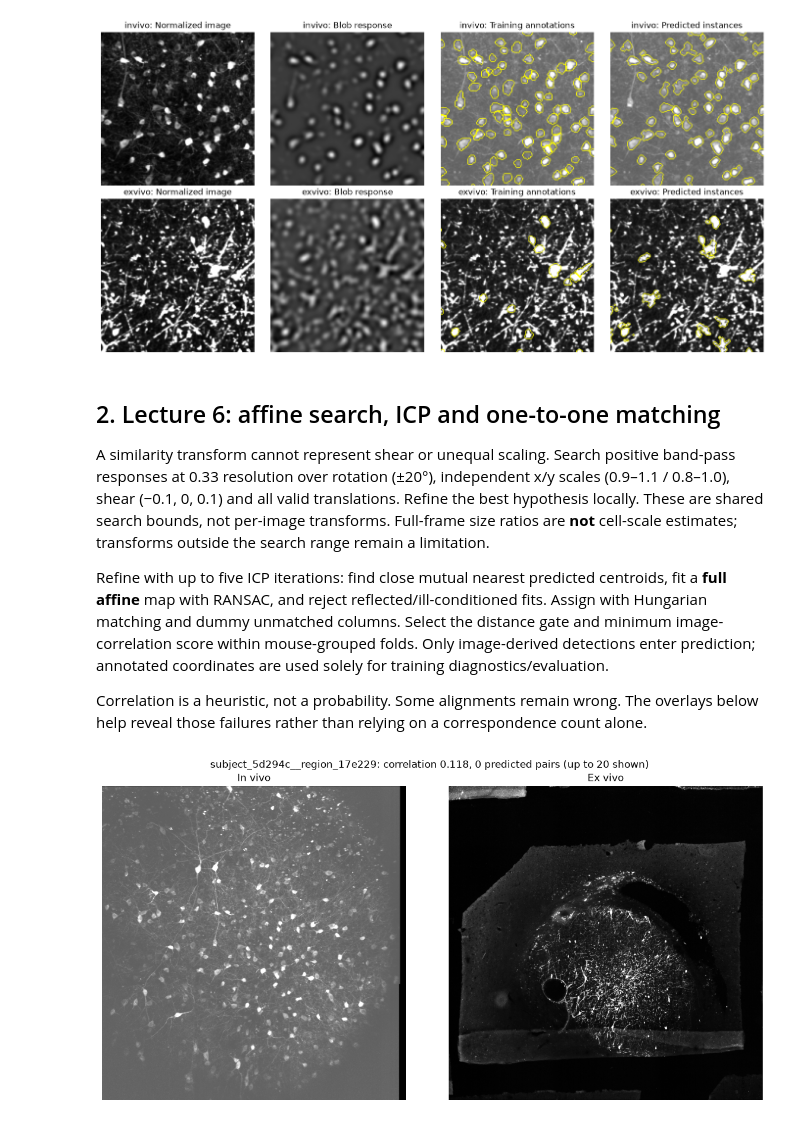
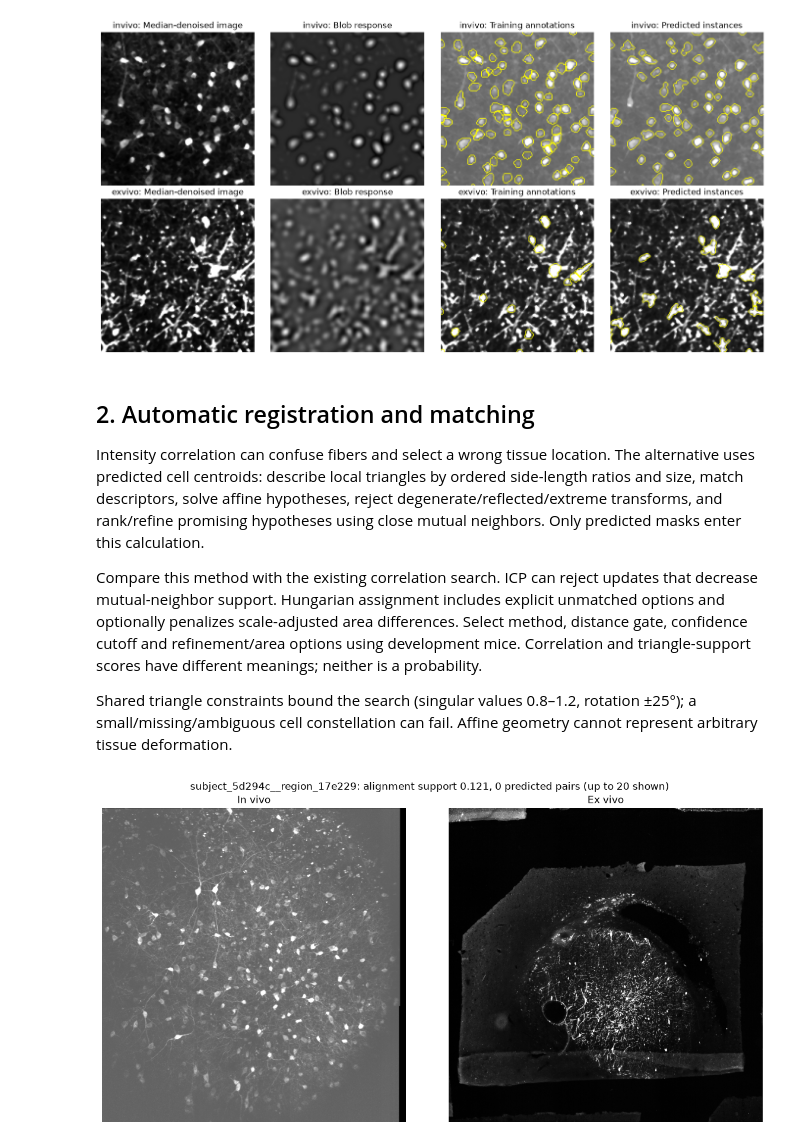
Before and after one commit to rohitfarfad/-CV-Cell-Matching-x-Segmentation, a Jupyter notebook: CellMatchingSegmentation.ipynb, the cells around one changed output. Drawn from its saved outputs; the diff is of its cells as text; code cells hidden in the pictures.

```diff
--- a/CellMatchingSegmentation.ipynb
+++ b/CellMatchingSegmentation.ipynb
@@ -32,17 +30,15 @@ import tifffile
 from scipy import ndimage as ndi
 from skimage.segmentation import mark_boundaries
 from matplotlib.patches import ConnectionPatch
-from cell_matching import (PARAMETERS, read_pair, normalize, predict_pair, decode_rle,
-                           centers, evaluate, summarize, write_submission, segment, register, match_cells)
+from cell_matching import (REFINED_PARAMETERS as PARAMETERS, read_pair, normalize, predict_pair,
+                           decode_rle, centers, evaluate, summarize, write_submission)
 
-root = Path("Data")
-out = Path("outputs/q5")
+root, out = Path("Data"), Path("outputs/q5/refinement")
 out.mkdir(parents=True, exist_ok=True)
 train = pd.read_csv(root / "training/train_ground_truth.csv", dtype=str)
 sample = pd.read_csv(root / "sample_submission.csv", dtype=str)
 assert list(train.columns) == list(sample.columns)
 assert train.sample_id.is_unique and sample.sample_id.is_unique
-held_out = train.sample_id.str.split("__").str[0] == "subject_db6b8b"
-print(f"{len(train)} training regions, 3 mouse groups, {len(sample)} test regions")
+print(f"{len(train)} training regions, 3 mice; {len(sample)} hidden-test regions")
 PARAMETERS
 # %% [output]
@@ -69,38 +73,39 @@ The helper file contains the full implementation; no prior notebook is executed
 # %%
-example = train.loc[~held_out].iloc[0]
+example = train.iloc[0]
 images = read_pair(root / "training", example.sample_id)
-labels, pairs, matrix, correlation = predict_pair(images)
+labels, pairs, matrix, correlation = predict_pair(images, PARAMETERS)
 fig, axes = plt.subplots(2, 4, figsize=(14, 7))
 for row, (image, prediction, modality) in enumerate(zip(images, labels, ["invivo", "exvivo"])):
     truth = np.zeros(image.shape, np.int32)
     for i, rle in enumerate(json.loads(example[modality + "_instances"]).values(), 1):
         truth[decode_rle(rle, image.shape)] = i
     y, x = np.median(np.argwhere(truth > 0), axis=0).astype(int)
     crop = np.s_[max(0, y-100):y+100, max(0, x-100):x+100]
-    image_float = normalize(image)
+    image_float = ndi.median_filter(normalize(image), size=3)
     signal = np.maximum(ndi.gaussian_filter(image_float, 1) - ndi.gaussian_filter(image_float, 10), 0)
     sigma = PARAMETERS[modality]["sigma"]
-    response = ndi.gaussian_filter(signal, sigma) - ndi.gaussian_filter(signal, 1.6*sigma)
+    scales = [sigma*.7, sigma, sigma*1.3] if PARAMETERS[modality].get("multiscale") else [sigma]
+    response = np.maximum.reduce([ndi.gaussian_filter(signal, s) - ndi.gaussian_filter(signal, 1.6*s) for s in scales])
     pictures = [image_float[crop], response[crop], mark_boundaries(image_float[crop], truth[crop]),
                 mark_boundaries(image_float[crop], prediction[crop])]
-    for ax, picture, title in zip(axes[row], pictures, ["Normalized image", "Blob response", "Training annotations", "Predicted instances"]):
+    for ax, picture, title in zip(axes[row], pictures, ["Median-denoised image", "Blob response", "Training annotations", "Predicted instances"]):
         ax.imshow(picture, cmap="gray")
         ax.set_title(f"{modality}: {title}")
         ax.axis("off")
     tifffile.imwrite(out / f"example_{modality}_labels.tif", prediction.astype(np.uint16))
 plt.tight_layout()
 plt.savefig(out / "segmentation_diagnostics.png", dpi=150)
 plt.show()
 # %% [output]
-[figure, old version]
+[figure, new version]
 # %% [markdown]
-## 2. Lecture 6: affine search, ICP and one-to-one matching
+## 2. Automatic registration and matching
 
-A similarity transform cannot represent shear or unequal scaling. Search positive band-pass responses at 0.33 resolution over rotation (±20°), independent x/y scales (0.9–1.1 / 0.8–1.0), shear (−0.1, 0, 0.1) and all valid translations. Refine the best hypothesis locally. These are shared search bounds, not per-image transforms. Full-frame size ratios are **not** cell-scale estimates; transforms outside the search range remain a limitation.
+Intensity correlation can confuse fibers and select a wrong tissue location. The alternative uses predicted cell centroids: describe local triangles by ordered side-length ratios and size, match descriptors, solve affine hypotheses, reject degenerate/reflected/extreme transforms, and rank/refine promising hypotheses using close mutual neighbors. Only predicted masks enter this calculation.
 
-Refine with up to five ICP iterations: find close mutual nearest predicted centroids, fit a **full affine** map with RANSAC, and reject reflected/ill-conditioned fits. Assign with Hungarian matching and dummy unmatched columns. Select the distance gate and minimum image-correlation score within mouse-grouped folds. Only image-derived detections enter prediction; annotated coordinates are used solely for training diagnostics/evaluation.
+Compare this method with the existing correlation search. ICP can reject updates that decrease mutual-neighbor support. Hungarian assignment includes explicit unmatched options and optionally penalizes scale-adjusted area differences. Select method, distance gate, confidence cutoff and refinement/area options using development mice. Correlation and triangle-support scores have different meanings; neither is a probability.
 
-Correlation is a heuristic, not a probability. Some alignments remain wrong. The overlays below help reveal those failures rather than relying on a correspondence count alone.
+Shared triangle constraints bound the search (singular values 0.8–1.2, rotation ±25°); a small/missing/ambiguous cell constellation can fail. Affine geometry cannot represent arbitrary tissue deformation.
 # %%
 fig, axes = plt.subplots(1, 2, figsize=(12, 6))
 for ax, image, title in zip(axes, images, ["In vivo", "Ex vivo"]):
@@ -111,10 +116,10 @@ a, b = [centers(mask) for mask in labels]
 for i, j in pairs[:20]:
     fig.add_artist(ConnectionPatch(a[i-1], b[j-1], "data", "data", axesA=axes[0], axesB=axes[1],
                                   color="lime", linewidth=.7, alpha=.7))
-fig.suptitle(f"{example.sample_id}: correlation {correlation:.3f}, {len(pairs)} predicted pairs (up to 20 shown)")
+fig.suptitle(f"{example.sample_id}: alignment support {correlation:.3f}, {len(pairs)} predicted pairs (up to 20 shown)")
 plt.tight_layout()
 plt.savefig(out / "matching_diagnostics.png", dpi=150)
 plt.show()
 # %% [output]
-[figure, old version]
+[figure, new version]
 # %% [markdown]
```
Also changed, not shown: parts of 13 cells of this notebook, 4 other files.
